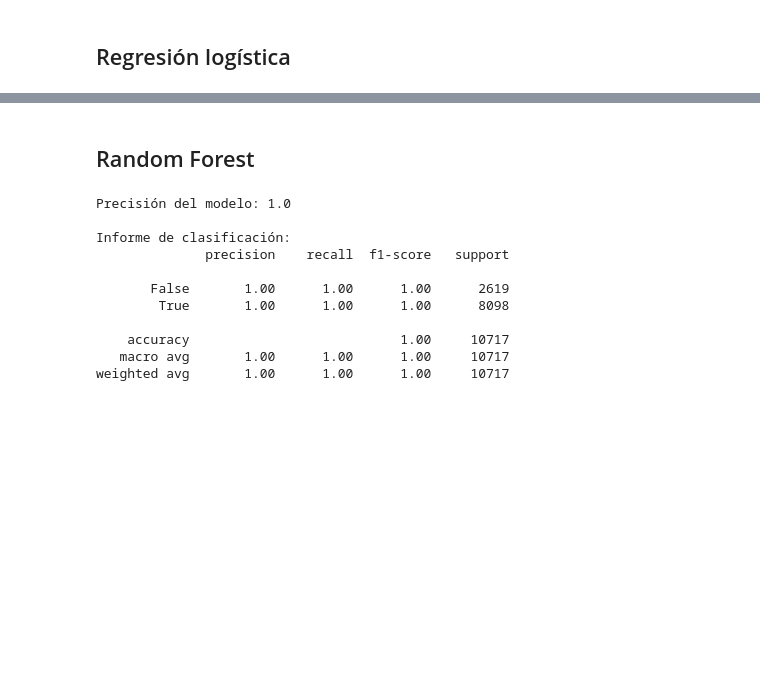
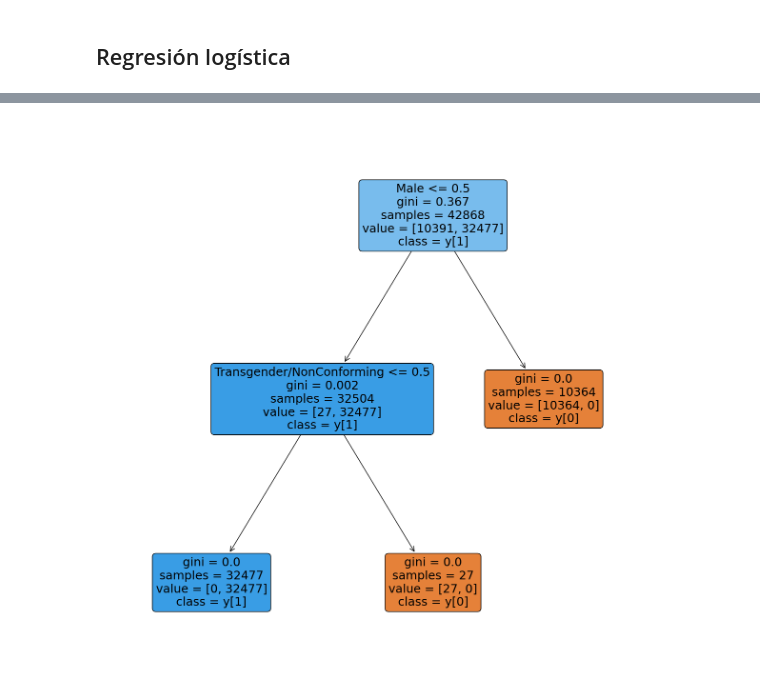
Before and after one commit to JPena-code/minig-course, a Jupyter notebook: notebooks/Classification.ipynb, the cells around one changed output, grey strips where cells are left out. Cells and saved outputs as stored; diff of their text form; code cells hidden in the pictures; blank space fills up the shorter version.

```diff
--- a/notebooks/Classification.ipynb
+++ b/notebooks/Classification.ipynb
@@ -73 +325,24 @@ X_train, X_test, y_train, y_test = train_test_split(X, y, test_size=0.2, random_
+# %%
+# Taking features to make association rules
+oht = OneHotEncoder(
+    sparse_output=False,
+    dtype=np.float64,
+    feature_name_combiner=lambda feature, category: MAPPER_FEATURES.get(feature, '{}').format(category),
+    handle_unknown='ignore'
+)
+
+classification_data_prepared = oht.fit_transform(data_[CATEGORICAL_COLUMNS])
+classification_data_prepared = pd.DataFrame(
+    classification_data_prepared,
+    columns=oht.get_feature_names_out())
+
+classification_data_prepared = pd.concat([classification_data_prepared, data_.drop(columns=CATEGORICAL_COLUMNS)], axis=1)
+# classification_data_prepared.sample(10)
+# %%
+# prediciendo meansOfControlDebtBondage
+X = classification_data_prepared.drop(['Female'], axis=1)
+y = classification_data_prepared['Female']
+
+# Dividir los datos en conjuntos de entrenamiento y prueba
+X_train, X_test, y_train, y_test = train_test_split(X, y, test_size=0.2, random_state=42)
 # %%
@@ -128,29 +373,5 @@ weighted avg       1.00      1.00      1.00     10717
-# %% [markdown]
-## Random Forest
-# %%
-
-
-# Inicializar y entrenar el modelo de bosque aleatorio
-forest_model = RandomForestClassifier()
-forest_model.fit(X_train, y_train)
-
-# Realizar predicciones en el conjunto de prueba
-predictions = forest_model.predict(X_test)
-
-# Evaluar el rendimiento del modelo
-accuracy = accuracy_score(y_test, predictions)
-print(f'Precisión del modelo: {accuracy}')
-print('\nInforme de clasificación:')
-print(classification_report(y_test, predictions))
-# %% [output]
-Precisión del modelo: 1.0
-
-Informe de clasificación:
-              precision    recall  f1-score   support
-
-       False       1.00      1.00      1.00      2619
-        True       1.00      1.00      1.00      8098
-
-    accuracy                           1.00     10717
-   macro avg       1.00      1.00      1.00     10717
-weighted avg       1.00      1.00      1.00     10717
+# %%
+f, axs = plt.subplots(1, figsize=(15, 15))
+labels = plot_tree(tree_model, feature_names=X.columns.to_list(), class_names=True, ax=axs, rounded=True, filled=True)
+# %% [output]
+[figure, added]
```
Also changed, not shown: parts of 28 cells of this notebook, 3 other files.
